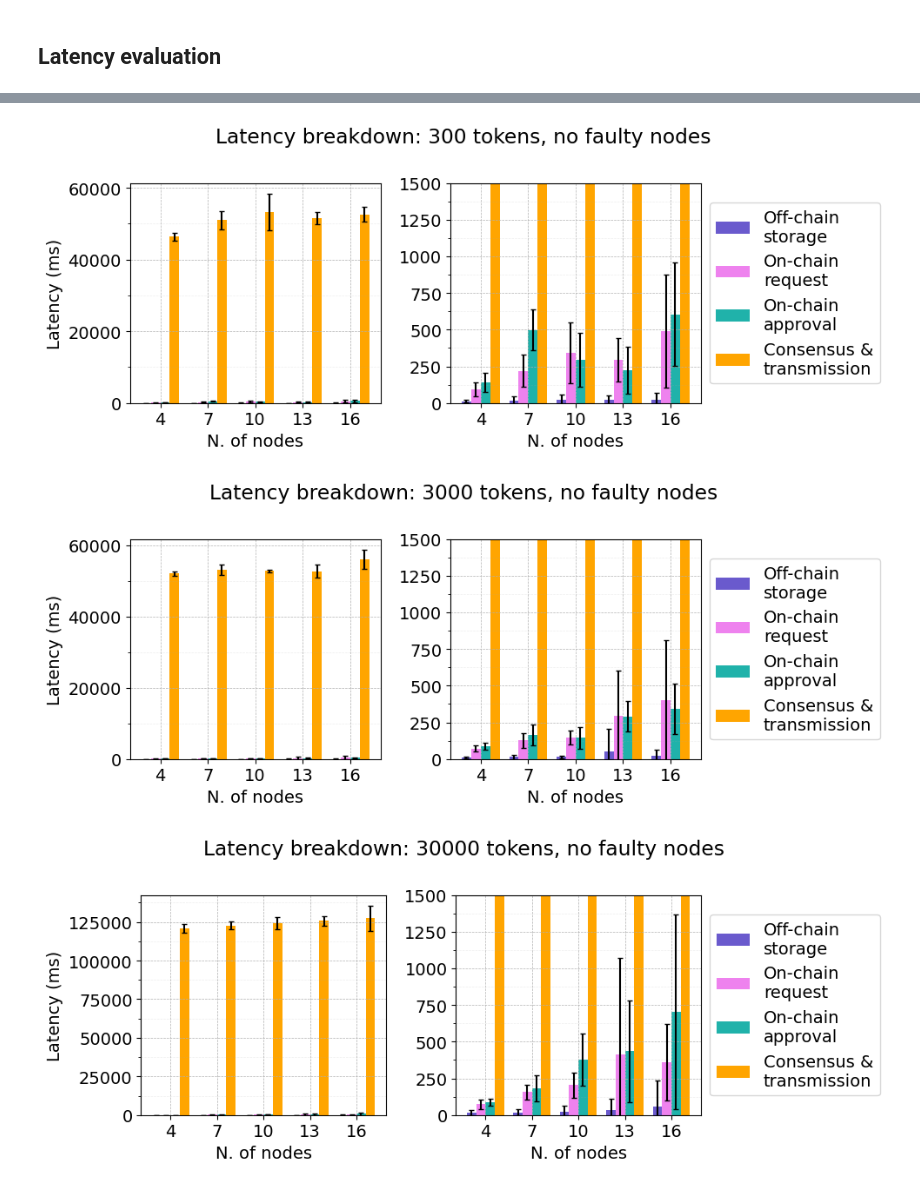
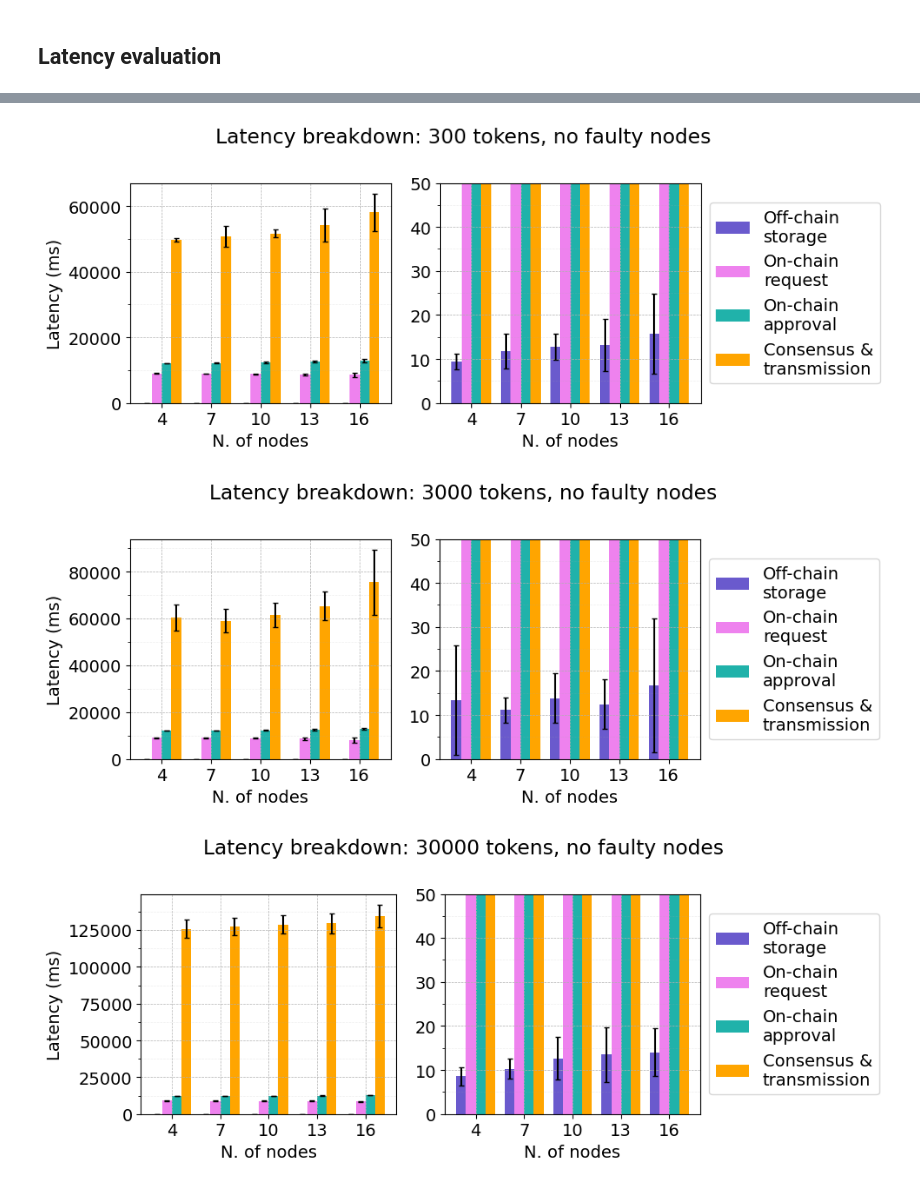
Before and after one commit to mloporchio/fairef, a Jupyter notebook: analysis.ipynb, the cells around one changed output, grey strips where cells are left out. Drawn from its saved outputs; the diff is of its cells as text; code cells hidden in the pictures.

```diff
--- a/analysis.ipynb
+++ b/analysis.ipynb
@@ -351,18 +351,18 @@ df = dict()
 for n in nodes:
     f = (n - 1) // 3
     for s in sizes:
-        df[(str(n), "0", str(s))] = pd.read_csv(f"results/benchmark_results_n={n}_f=0_q={s}.csv")
-        df[(str(n), f"{f}a", str(s))] = pd.read_csv(f"results/benchmark_results_n={n}_f={f}a_q={s}.csv")
-        df[(str(n), f"{f}t", str(s))] = pd.read_csv(f"results/benchmark_results_n={n}_f={f}t_q={s}.csv")
+        df[(str(n), "0", str(s))] = pd.read_csv(f"results/benchmark/benchmark_results_n={n}_f=0_q={s}.csv")
+        df[(str(n), f"{f}a", str(s))] = pd.read_csv(f"results/benchmark/benchmark_results_n={n}_f={f}a_q={s}.csv")
+        df[(str(n), f"{f}t", str(s))] = pd.read_csv(f"results/benchmark/benchmark_results_n={n}_f={f}t_q={s}.csv")
 
 avgs = dict()
 stds = dict()
 for n in nodes:
     f = (n - 1) // 3
     for s in sizes:
-        avgs[(str(n), "0", str(s))] = float(df[(str(n), "0", str(s))]['Total_Latency(ms)'].mean())
-        stds[(str(n), "0", str(s))] = float(df[(str(n), "0", str(s))]['Total_Latency(ms)'].std())
-        avgs[(str(n), f"{f}a", str(s))] = float(df[(str(n), f"{f}a", str(s))]['Total_Latency(ms)'].mean())
-        stds[(str(n), f"{f}a", str(s))] = float(df[(str(n), f"{f}a", str(s))]['Total_Latency(ms)'].std())
-        avgs[(str(n), f"{f}t", str(s))] = float(df[(str(n), f"{f}t", str(s))]['Total_Latency(ms)'].mean())
-        stds[(str(n), f"{f}t", str(s))] = float(df[(str(n), f"{f}t", str(s))]['Total_Latency(ms)'].std())
+        avgs[(str(n), "0", str(s))] = float(df[(str(n), "0", str(s))]['Total_Latency(ms)'][1:].mean())
+        stds[(str(n), "0", str(s))] = float(df[(str(n), "0", str(s))]['Total_Latency(ms)'][1:].std())
+        avgs[(str(n), f"{f}a", str(s))] = float(df[(str(n), f"{f}a", str(s))]['Total_Latency(ms)'][1:].mean())
+        stds[(str(n), f"{f}a", str(s))] = float(df[(str(n), f"{f}a", str(s))]['Total_Latency(ms)'][1:].std())
+        avgs[(str(n), f"{f}t", str(s))] = float(df[(str(n), f"{f}t", str(s))]['Total_Latency(ms)'][1:].mean())
+        stds[(str(n), f"{f}t", str(s))] = float(df[(str(n), f"{f}t", str(s))]['Total_Latency(ms)'][1:].std())
@@ -416,7 +397,7 @@ for s in sizes:
     plt.bar(x, latency[str(s)]['mean_fa'], width, yerr=latency[str(s)]['std_fa'], capsize=2, color="#FF796C", label='Max n. of\nfaulty nodes\n(alter)')
     plt.bar(x + width, latency[str(s)]['mean_ft'], width, yerr=latency[str(s)]['std_ft'], capsize=2, color="#C20078", label='Max n. of\nfaulty nodes\n(timeout)')
     plt.xticks(x, nodes)
-    plt.yticks([i*10**4 for i in range(0, 20, 2)])
+    plt.yticks([i*10**4 for i in range(0, 30, 4)])
     plt.grid(which='major', linestyle='--', linewidth=0.5)
     plt.grid(which='minor', linestyle='--', linewidth=0.5, alpha=0.2)
     plt.gca().yaxis.set_minor_locator(matplotlib.ticker.AutoMinorLocator(2))
@@ -436,16 +417,16 @@ colors = ["slateblue", "violet", "lightseagreen", "orange"]
 sizes = [300, 3000, 30000]
 
 for s in sizes:
-    means_4 = df["4", "0", str(s)][columns].mean().to_list()
-    stds_4 = df["4", "0", str(s)][columns].std().to_list()
-    means_7 = df["7", "0", str(s)][columns].mean().to_list()
-    stds_7  = df["7", "0", str(s)][columns].std().to_list()
-    means_10 = df["10", "0", str(s)][columns].mean().to_list()
-    stds_10  = df["10", "0", str(s)][columns].std().to_list()
-    means_13 = df["13", "0", str(s)][columns].mean().to_list()
-    stds_13  = df["13", "0", str(s)][columns].std().to_list()
-    means_16 = df["16", "0", str(s)][columns].mean().to_list()
-    stds_16  = df["16", "0", str(s)][columns].std().to_list()
+    means_4 = df["4", "0", str(s)][columns][1:].mean().to_list()
+    stds_4 = df["4", "0", str(s)][columns][1:].std().to_list()
+    means_7 = df["7", "0", str(s)][columns][1:].mean().to_list()
+    stds_7  = df["7", "0", str(s)][columns][1:].std().to_list()
+    means_10 = df["10", "0", str(s)][columns][1:].mean().to_list()
+    stds_10  = df["10", "0", str(s)][columns][1:].std().to_list()
+    means_13 = df["13", "0", str(s)][columns][1:].mean().to_list()
+    stds_13  = df["13", "0", str(s)][columns][1:].std().to_list()
+    means_16 = df["16", "0", str(s)][columns][1:].mean().to_list()
+    stds_16  = df["16", "0", str(s)][columns][1:].std().to_list()
 
     group_x = np.arange(5)
     # Bar width and offsets (4 bars per group)
@@ -463,37 +444,37 @@ for s in sizes:
                 capsize=2,
                 label=labels[i], color=colors[i])
     ax1.set_ylim(bottom=0)
     ax1.set_xticks(group_x)
     ax1.set_xticklabels(['4', '7', '10', '13', '16'])
     ax1.set_xlabel("N. of nodes")
     ax1.set_ylabel("Latency (ms)")
     ax1.yaxis.set_minor_locator(matplotlib.ticker.AutoMinorLocator(2))
     ax1.grid(which='major', linestyle='--', linewidth=0.5)
     ax1.grid(which='minor', linestyle='--', linewidth=0.5, alpha=0.2)
     # Zoomed-in version
     for i in range(4):
         ax2.bar(group_x + offsets[i],
                 [means_4[i], means_7[i], means_10[i], means_13[i], means_16[i]],
                 width,
                 yerr=[stds_4[i], stds_7[i], stds_10[i], stds_13[i], stds_16[i]],
                 capsize=2,
                 label=labels[i], color=colors[i])
 
     ax2.set_xticks(group_x)
     ax2.set_xticklabels(['4', '7', '10', '13', '16'])
-    ax2.set_ylim(bottom=0, top=1500)
+    ax2.set_ylim(bottom=0, top=50)
     ax2.set_xlabel("N. of nodes")
     ax2.yaxis.set_minor_locator(matplotlib.ticker.AutoMinorLocator(2))
     ax2.grid(which='major', linestyle='--', linewidth=0.5)
     ax2.grid(which='minor', linestyle='--', linewidth=0.5, alpha=0.2)
     ax2.legend(loc='center left', bbox_to_anchor=(1.0, 0.5))
     plt.savefig(f"figures/latency-breakdown-nf-{s}.pdf", format='pdf', bbox_inches='tight')
     plt.tight_layout()
     plt.show()
 # %% [output]
-[figure, old version]
+[figure, new version]
-[figure, old version]
+[figure, new version]
-[figure, old version]
+[figure, new version]
 # %%
 # Phases
 columns = ["OffChain_Storage(ms)", "OnChain_RequestTx(ms)", "OnChain_ApprovalTx(ms)", "OCR_Consensus_And_FulfillmentTx(ms)"]
```
Also changed, not shown: parts of 4 cells of this notebook, 12 other files.
